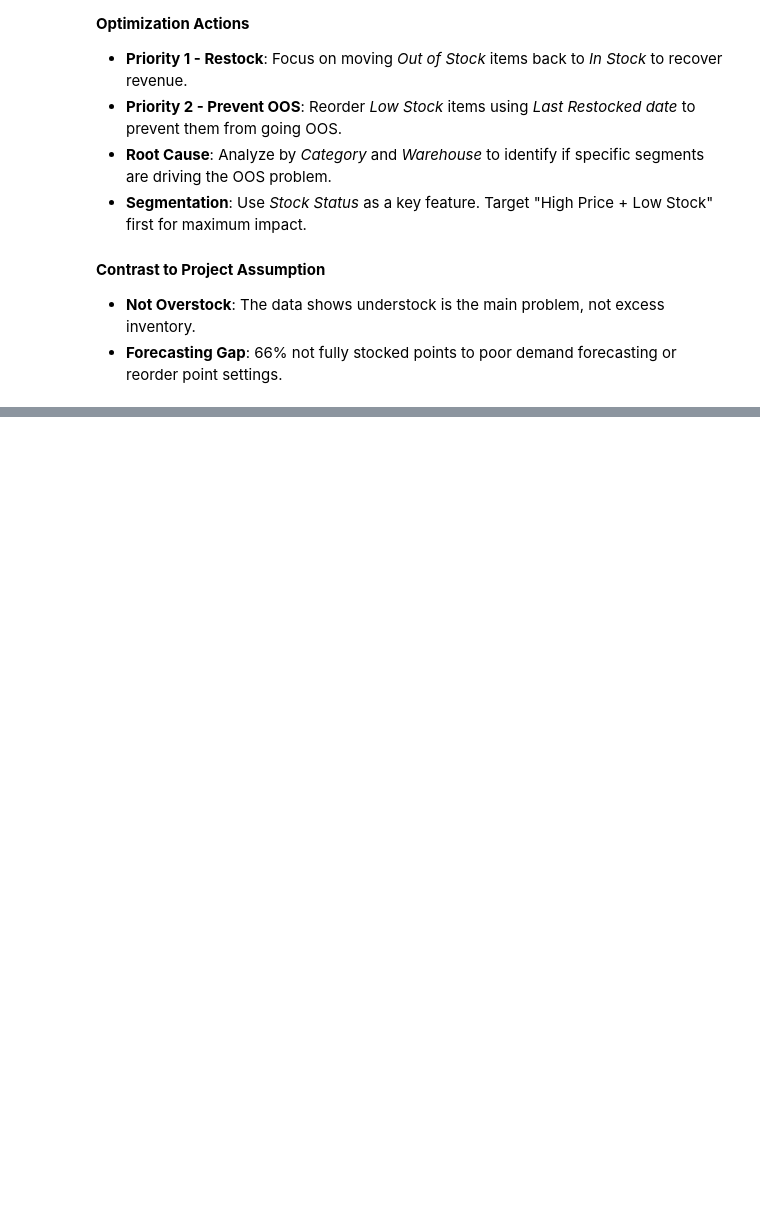
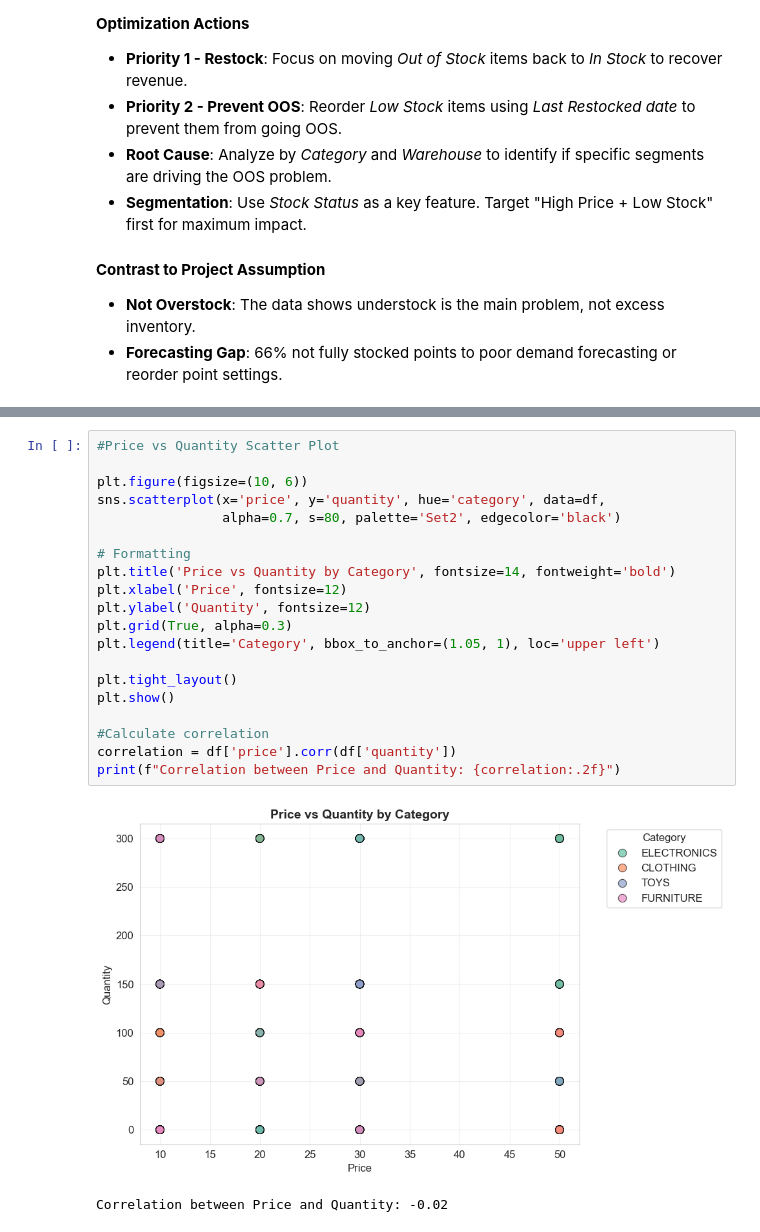
Before and after one commit to elaarhumphrey/Grouping-Products-And-Warehouses-Based-on-Inventory-Patterns, a Jupyter notebook: WAREHOUSE.ipynb, the cells around one changed output, grey strips where cells are left out. Cells and saved outputs as stored; diff of their text form; blank space fills up the shorter version.

```diff
--- a/WAREHOUSE.ipynb
+++ b/WAREHOUSE.ipynb
@@ -314,0 +433,23 @@ Name: count, dtype: float64
+# %%
+#Price vs Quantity Scatter Plot
+
+plt.figure(figsize=(10, 6))
+sns.scatterplot(x='price', y='quantity', hue='category', data=df,
+                alpha=0.7, s=80, palette='Set2', edgecolor='black')
+
+# Formatting
+plt.title('Price vs Quantity by Category', fontsize=14, fontweight='bold')
+plt.xlabel('Price', fontsize=12)
+plt.ylabel('Quantity', fontsize=12)
+plt.grid(True, alpha=0.3)
+plt.legend(title='Category', bbox_to_anchor=(1.05, 1), loc='upper left')
+
+plt.tight_layout()
+plt.show()
+
+#Calculate correlation
+correlation = df['price'].corr(df['quantity'])
+print(f"Correlation between Price and Quantity: {correlation:.2f}")
+# %% [output]
+[figure, added]
+Correlation between Price and Quantity: -0.02
```
Also changed, not shown: parts of 8 cells of this notebook.
